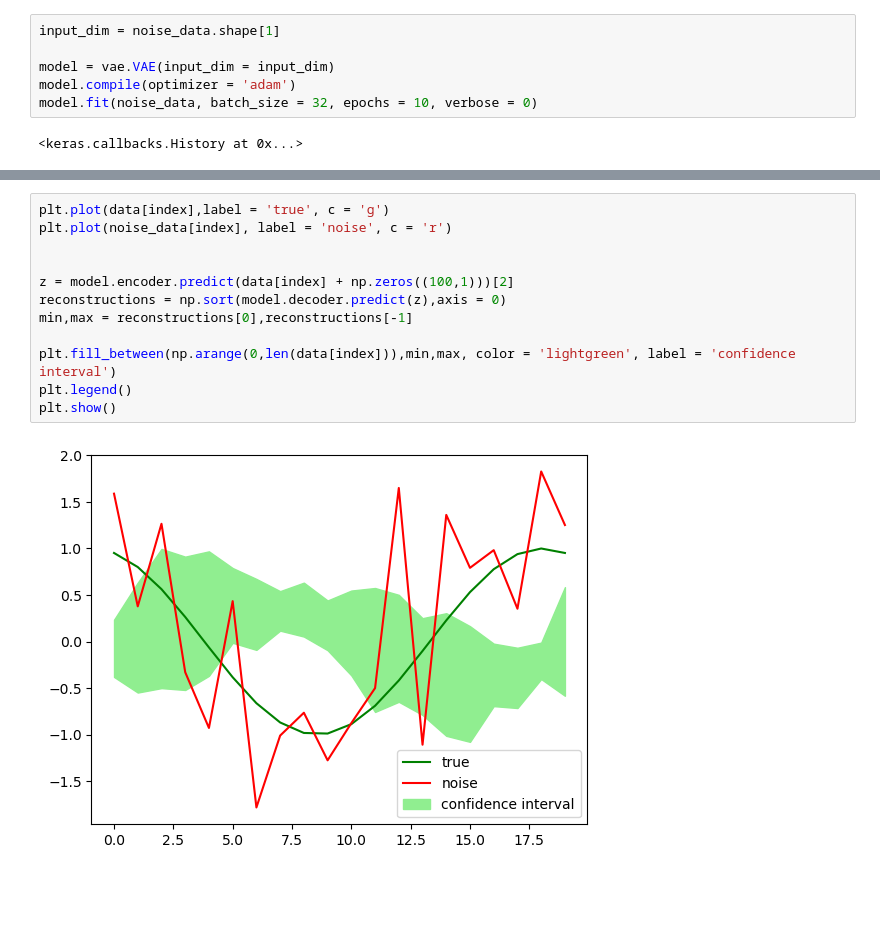
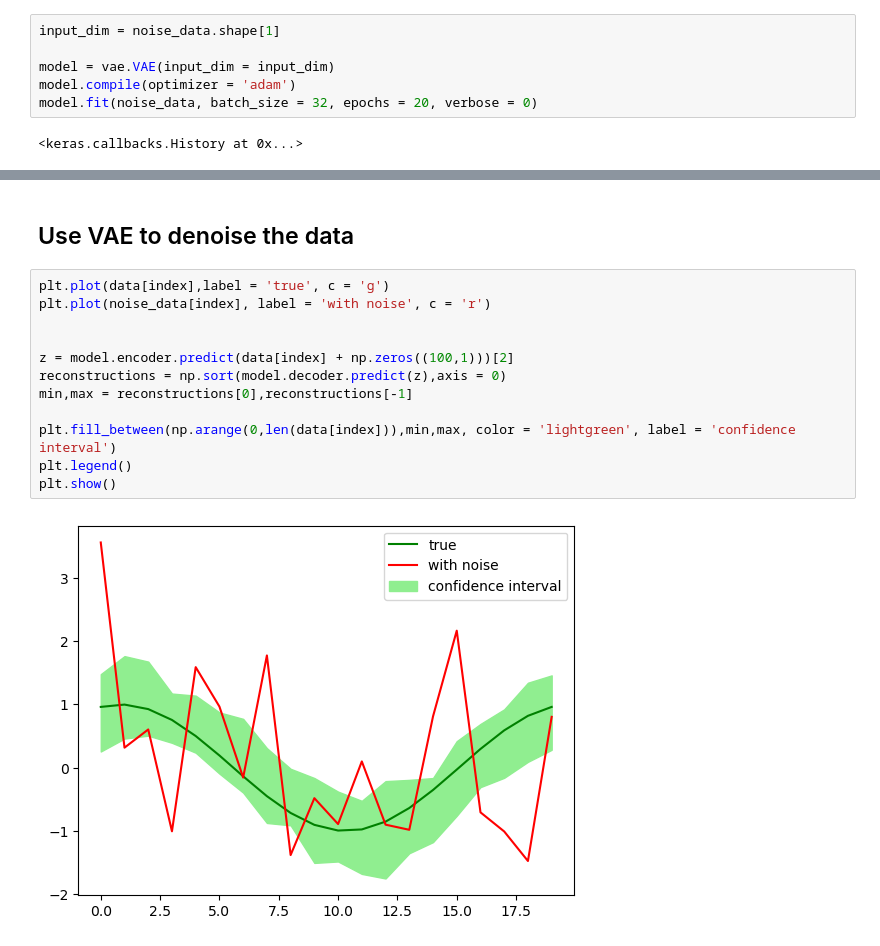
Before and after one commit to alexis-violeau/Reducing-noise-with-VAE, a Jupyter notebook: Notebook.ipynb, the cells around one changed output, grey strips where cells are left out. Cells and saved outputs as stored; diff of their text form; blank space fills up the shorter version.

```diff
--- a/Notebook.ipynb
+++ b/Notebook.ipynb
@@ -46,6 +55,6 @@ input_dim = noise_data.shape[1]
 
 model = vae.VAE(input_dim = input_dim)
 model.compile(optimizer = 'adam')
-model.fit(noise_data, batch_size = 32, epochs = 10, verbose = 0)
+model.fit(noise_data, batch_size = 32, epochs = 20, verbose = 0)
 # %% [output]
 <keras.callbacks.History at 0x...>
@@ -66,14 +79,16 @@ plt.show()
+# %% [markdown]
+## Use VAE to denoise the data
 # %%
 plt.plot(data[index],label = 'true', c = 'g')
-plt.plot(noise_data[index], label = 'noise', c = 'r')
+plt.plot(noise_data[index], label = 'with noise', c = 'r')
 
 
 z = model.encoder.predict(data[index] + np.zeros((100,1)))[2]
 reconstructions = np.sort(model.decoder.predict(z),axis = 0)
 min,max = reconstructions[0],reconstructions[-1]
 
 plt.fill_between(np.arange(0,len(data[index])),min,max, color = 'lightgreen', label = 'confidence interval')
 plt.legend()
 plt.show()
 # %% [output]
-[figure, old version]
+[figure, new version]
```
Also changed, not shown: parts of 9 cells of this notebook, 2 other files.
